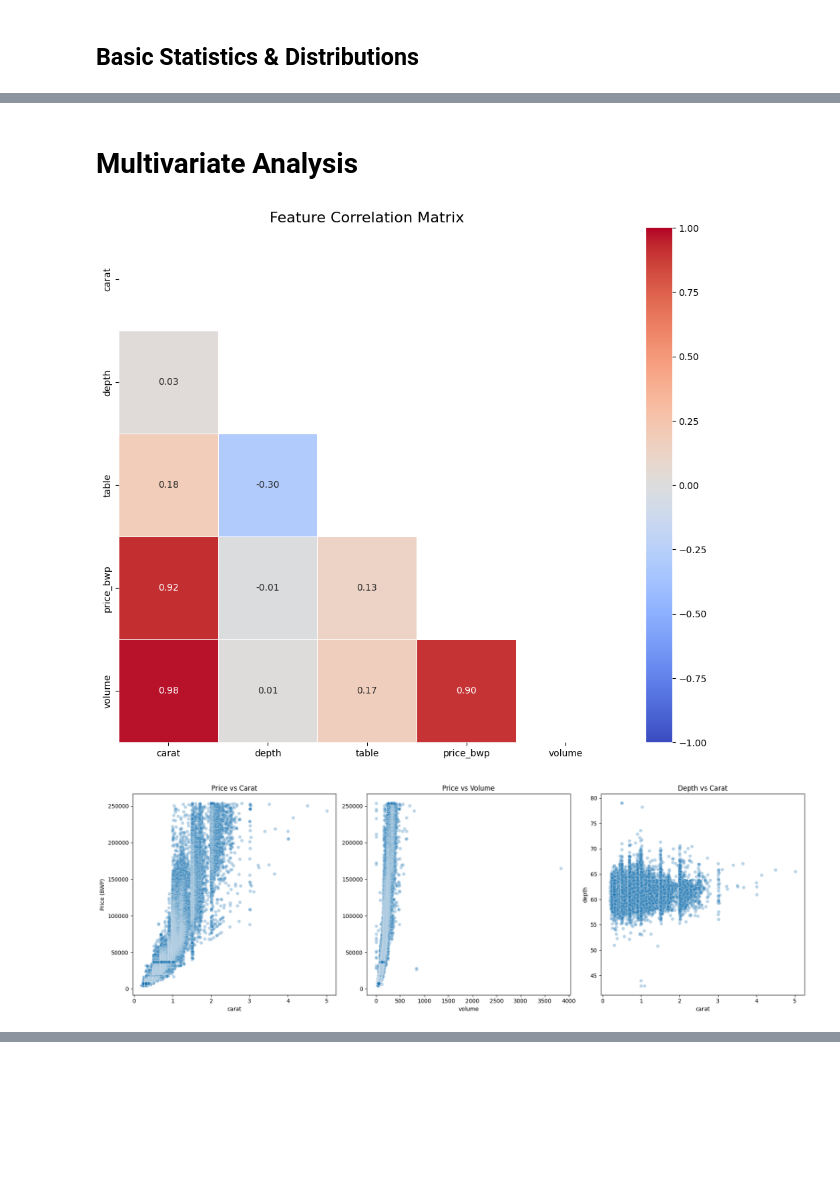
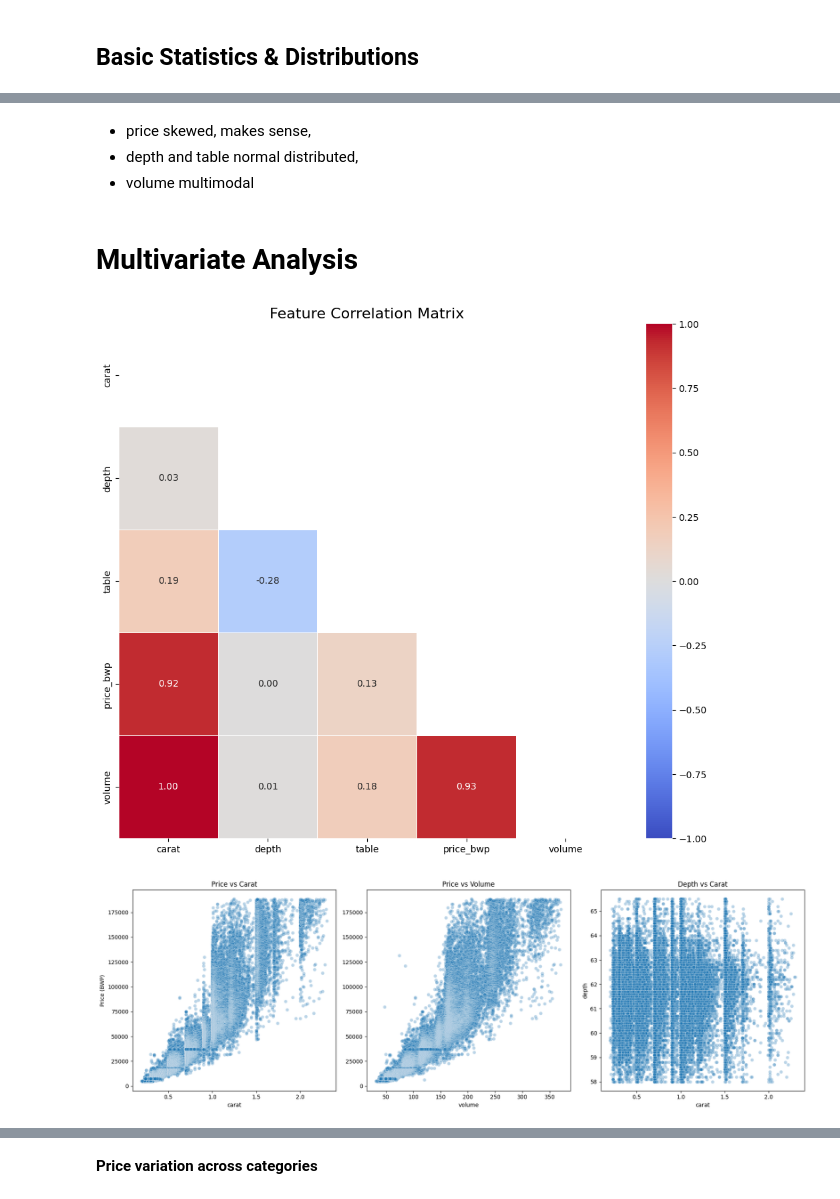
Before and after one commit to soot-bit/GemAI, a Jupyter notebook: notebooks/EDA.ipynb, the cells around one changed output, grey strips where cells are left out. Saved outputs shown, nothing was run; the diff lists cells and outputs as text; code cells hidden in the pictures; blank space fills up the shorter version.

Commit message:
Update: improved eda and cleaning

```diff
--- a/notebooks/EDA.ipynb
+++ b/notebooks/EDA.ipynb
@@ -91,0 +96,5 @@ Data columns (total 8 columns):
+# %%
+print("number of null volumes==0")
+print(int((df_processed["volume"] == 0).sum()))
+numeric_cols = list(df_processed.select_dtypes(include='number').columns)
+df_filtered = df_processed[~(df_processed["volume"] == 0)]
@@ -91,0 +114,23 @@ Data columns (total 8 columns):
+# %%
+
+def remove_outliers_iqr(df, factor=2.0):
+    """
+    Remove outliers from numeric columns using IQR filtering.
+    """
+    df_filtered = df.copy()
+
+    for col in numeric_cols:
+        Q1 = df_filtered[col].quantile(0.25)
+        Q3 = df_filtered[col].quantile(0.75)
+        IQR = Q3 - Q1
+        lower_bound = Q1 - factor * IQR
+        upper_bound = Q3 + factor * IQR
+        df_filtered = df_filtered[(df_filtered[col] >= lower_bound) &
+                                  (df_filtered[col] <= upper_bound)]
+
+    return df_filtered
+
+
+df_clean = remove_outliers_iqr(df_filtered)
+
+print(df_clean.shape)
@@ -207,40 +155,36 @@ categorical_dist(df)
+# %% [markdown]
+* price skewed, makes sense,
+* depth and table normal distributed,
+* volume multimodal
 # %% [markdown]
 # Multivariate Analysis
 # %%
 # Correlation matrix
-corr = df.corr(numeric_only=True)
+corr = df_clean.corr(numeric_only=True)
 mask = np.triu(np.ones_like(corr, dtype=bool))
 
 plt.figure(figsize=(12, 10))
 sns.heatmap(corr, mask=mask, annot=True, fmt=".2f", cmap='coolwarm',
             vmin=-1, vmax=1, linewidths=0.5)
 plt.title('Feature Correlation Matrix', fontsize=16)
 plt.show()
 
 # Scatter plots of key relationships
 fig, axes = plt.subplots(1, 3, figsize=(18, 6))
 
-sns.scatterplot(x='carat', y='price_bwp', data=df, alpha=0.3, ax=axes[0])
+sns.scatterplot(x='carat', y='price_bwp', data=df_clean, alpha=0.3, ax=axes[0])
 axes[0].set_title('Price vs Carat')
 axes[0].set_ylabel('Price (BWP)')
 
-sns.scatterplot(x='volume', y='price_bwp', data=df, alpha=0.3, ax=axes[1])
+sns.scatterplot(x='volume', y='price_bwp', data=df_clean, alpha=0.3, ax=axes[1])
 axes[1].set_title('Price vs Volume')
 axes[1].set_ylabel('')
 
-sns.scatterplot(x='carat', y='depth', data=df, alpha=0.3, ax=axes[2])
+sns.scatterplot(x='carat', y='depth', data=df_clean, alpha=0.3, ax=axes[2])
 axes[2].set_title('Depth vs Carat')
 
 plt.tight_layout()
 plt.show()
-
-
-# Interactive pairplot of key features (sample for performance)
-sample_df = df.sample(1000)
-sns.pairplot(sample_df, vars=['carat', 'depth', 'table', 'price_bwp', 'volume'],
-             hue='cut', palette='viridis', plot_kws={'alpha':0.6})
-plt.suptitle('Pairwise Relationships with Cut Quality', y=1.02)
-plt.show()
 # %% [output]
 [figure]
-[figure, old version]
+[figure, new version]
@@ -247,0 +191,2 @@ plt.show()
+# %% [markdown]
+**Price variation across categories**
```
Also changed, not shown: parts of 30 cells of this notebook.
